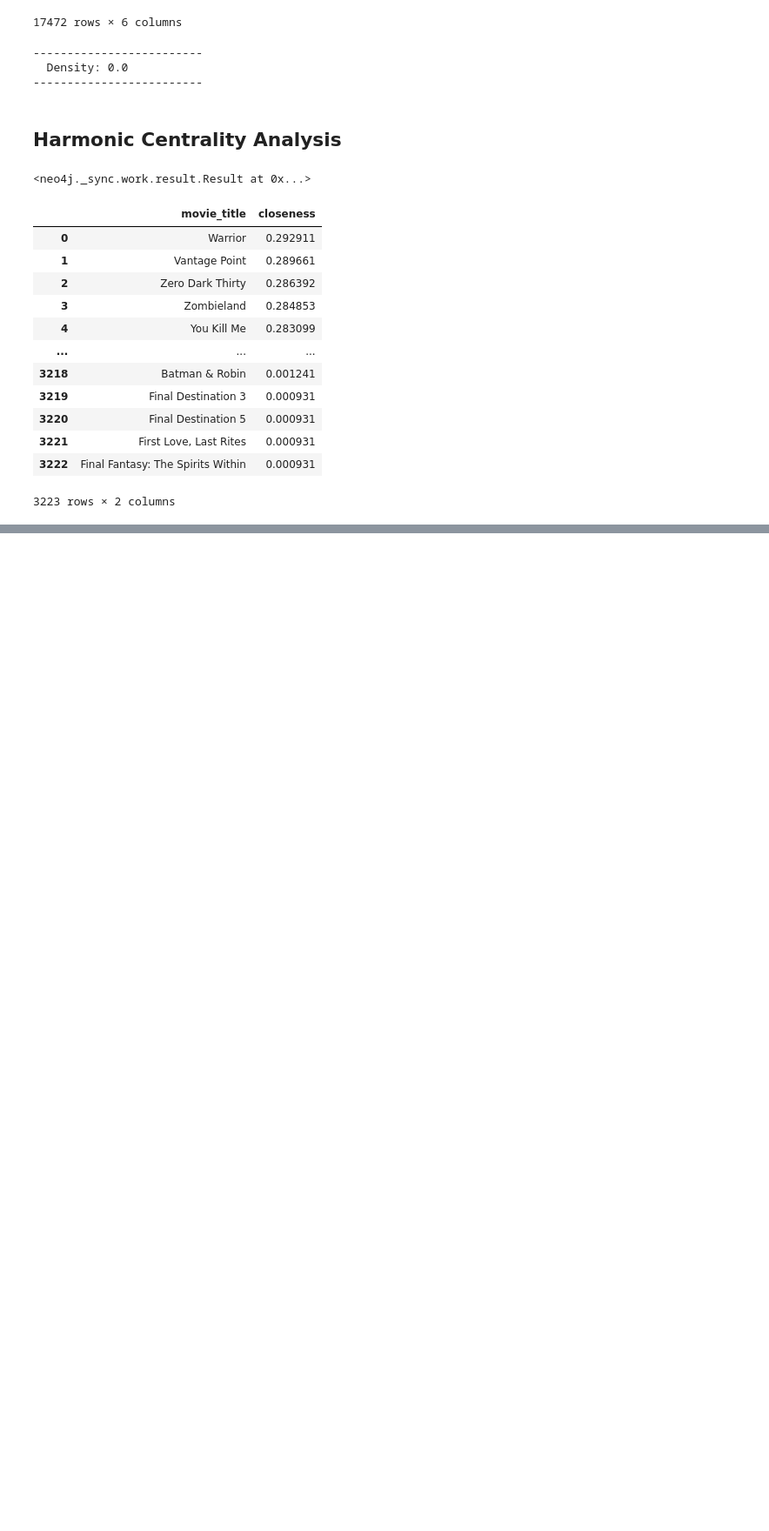
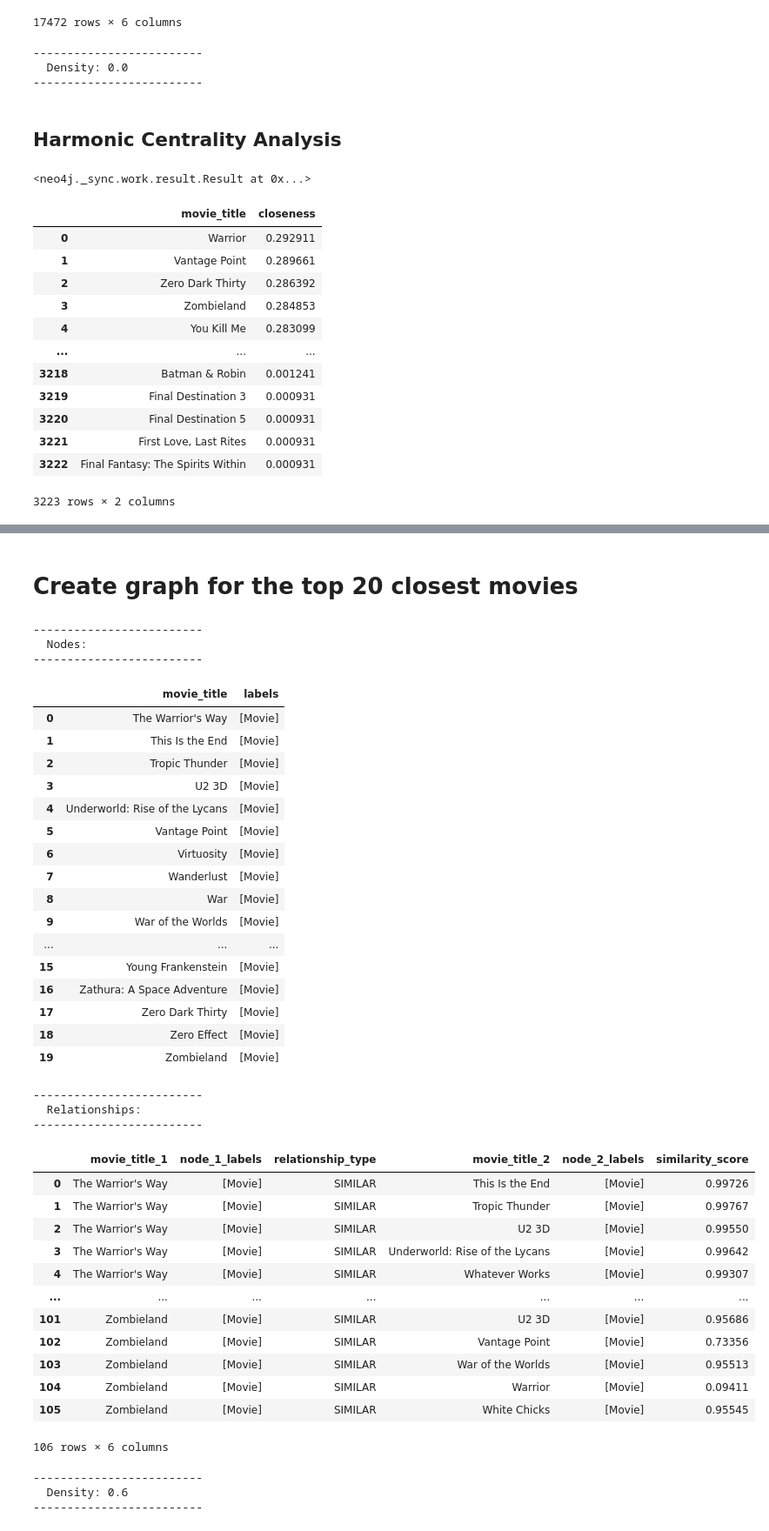
Before and after one commit to richardshelby/movie-recommendation-system, a Jupyter notebook: code/algorithms/1.0-ah-harmonic-centrality.ipynb, the cells around one changed output, grey strips where cells are left out. Shown at 87% size. Cells and saved outputs as stored; diff of their text form; code cells hidden in the pictures; blank space fills up the shorter version.

```diff
--- a/code/algorithms/1.0-ah-harmonic-centrality.ipynb
+++ b/code/algorithms/1.0-ah-harmonic-centrality.ipynb
@@ -615,0 +794,67 @@ harmonic_centrality_closeness_df.to_csv("Harmonic_Centrality_Analysis.csv")
+# %%
+rollback_before_flag = True
+rollback_after_flag = True
+
+query = """
+
+select harmonic.movie_title, harmonic.closeness, movies.*
+from movie_closeness as harmonic
+    join cleanmovies as movies
+        on harmonic.index = movies.index
+order by harmonic.closeness desc
+
+"""
+movies_df = my_select_query_pandas(query, rollback_before_flag, rollback_after_flag)
+# %%
+movies_df = movies_df.fillna("Unknown")
+# %% [markdown]
+# Create graph for the top 20 closest movies
+# %%
+# start fresh
+my_neo4j_wipe_out_database()
+
+# build a graph with 20 movies so we can visually verify our code
+my_neo4j_create_movie_nodes(movies_df, 20)
+my_neo4j_create_top_3_similarity_links(movies_df, 20, similarities)
+
+my_neo4j_nodes_relationships()
+# %% [output]
+-------------------------
+  Nodes:
+-------------------------
+|  | movie_title | labels |
+| 0 | The Warrior's Way | [Movie] |
+| 1 | This Is the End | [Movie] |
+| 2 | Tropic Thunder | [Movie] |
+| 3 | U2 3D | [Movie] |
+| 4 | Underworld: Rise of the Lycans | [Movie] |
+| 5 | Vantage Point | [Movie] |
+| 6 | Virtuosity | [Movie] |
+| 7 | Wanderlust | [Movie] |
+| 8 | War | [Movie] |
+| 9 | War of the Worlds | [Movie] |
+| ... | ... | ... |
+| 15 | Young Frankenstein | [Movie] |
+| 16 | Zathura: A Space Adventure | [Movie] |
+| 17 | Zero Dark Thirty | [Movie] |
+| 18 | Zero Effect | [Movie] |
+| 19 | Zombieland | [Movie] |
+-------------------------
+  Relationships:
+-------------------------
+|  | movie_title_1 | node_1_labels | relationship_type | movie_title_2 | node_2_labels | similarity_score |
+| 0 | The Warrior's Way | [Movie] | SIMILAR | This Is the End | [Movie] | 0.99726 |
+| 1 | The Warrior's Way | [Movie] | SIMILAR | Tropic Thunder | [Movie] | 0.99767 |
+| 2 | The Warrior's Way | [Movie] | SIMILAR | U2 3D | [Movie] | 0.99550 |
+| 3 | The Warrior's Way | [Movie] | SIMILAR | Underworld: Rise of the Lycans | [Movie] | 0.99642 |
+| 4 | The Warrior's Way | [Movie] | SIMILAR | Whatever Works | [Movie] | 0.99307 |
+| ... | ... | ... | ... | ... | ... | ... |
+| 101 | Zombieland | [Movie] | SIMILAR | U2 3D | [Movie] | 0.95686 |
+| 102 | Zombieland | [Movie] | SIMILAR | Vantage Point | [Movie] | 0.73356 |
+| 103 | Zombieland | [Movie] | SIMILAR | War of the Worlds | [Movie] | 0.95513 |
+| 104 | Zombieland | [Movie] | SIMILAR | Warrior | [Movie] | 0.09411 |
+| 105 | Zombieland | [Movie] | SIMILAR | White Chicks | [Movie] | 0.95545 |
+106 rows × 6 columns
+-------------------------
+  Density: 0.6
+-------------------------
```
Also changed, not shown: parts of 18 cells of this notebook, 1 other file.
